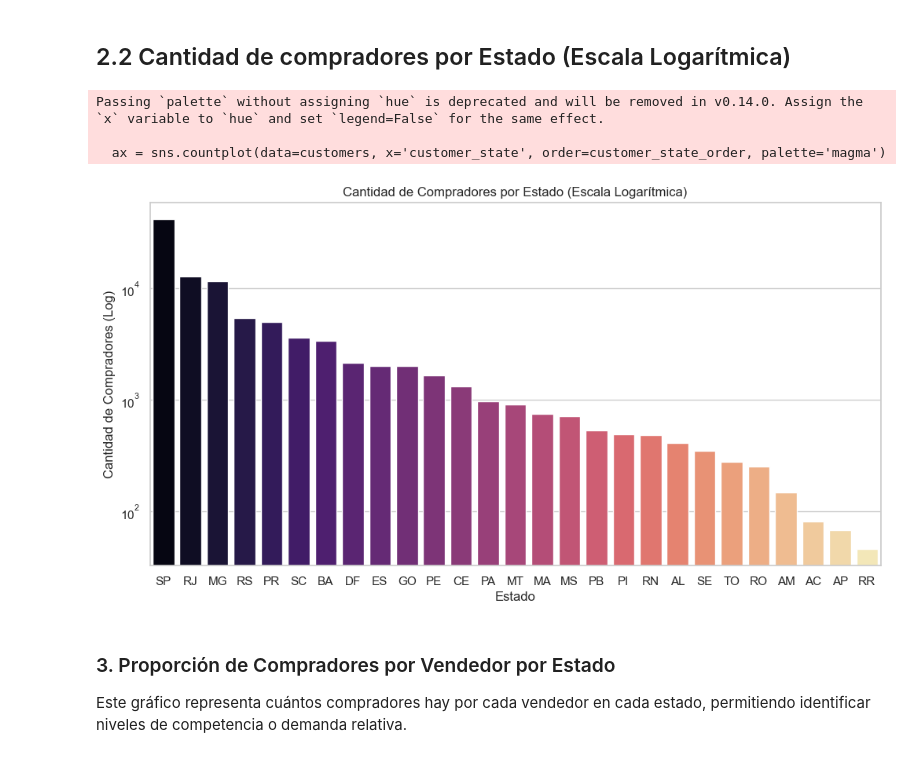
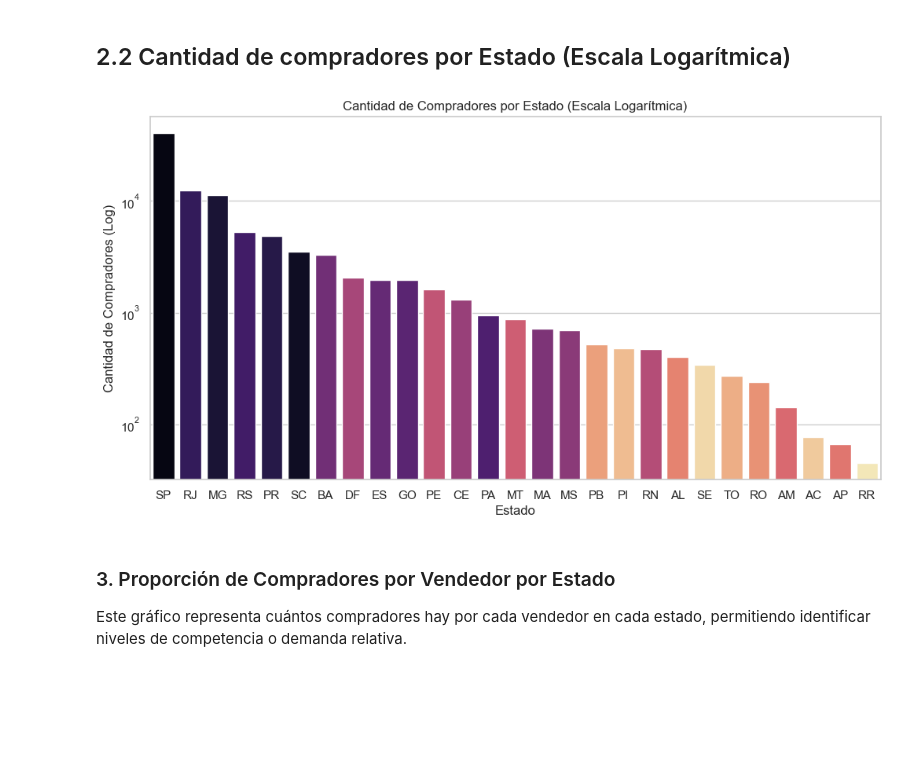
Before and after one commit to LeandroLocurcio/analisis-olist, a Jupyter notebook: EDA_1.ipynb, the cells around one changed output. Drawn from its saved outputs; the diff is of its cells as text; code cells hidden in the pictures; blank space fills up the shorter version.

```diff
--- a/EDA_1.ipynb
+++ b/EDA_1.ipynb
@@ -167,18 +165,16 @@ El estado con mas compradores nuevamente es Sao Paulo, pero luego difieren en el
 # %%
 # Gráfico de cantidad de compradores por estado en escala logarítmica (como subitem de la sección 2)
 plt.figure(figsize=(12, 6))
-customer_state_order = customers['customer_state'].value_counts().index
-ax = sns.countplot(data=customers, x='customer_state', order=customer_state_order, palette='magma')
+customer_unique = customers.drop_duplicates('customer_unique_id')
+customer_state_order = customer_unique['customer_state'].value_counts().index
+ax = sns.countplot(data=customer_unique, x='customer_state', order=customer_state_order, hue='customer_state', palette='magma', legend=False)
 ax.set_yscale('log')
 plt.title('Cantidad de Compradores por Estado (Escala Logarítmica)')
 plt.xlabel('Estado')
 plt.ylabel('Cantidad de Compradores (Log)')
 plt.show()
 # %% [output]
-Passing `palette` without assigning `hue` is deprecated and will be removed in v0.14.0. Assign the `x` variable to `hue` and set `legend=False` for the same effect.
-
-  ax = sns.countplot(data=customers, x='customer_state', order=customer_state_order, palette='magma')
-[figure, old version]
+[figure, new version]
 # %% [markdown]
 ### 3. Proporción de Compradores por Vendedor por Estado
 Este gráfico representa cuántos compradores hay por cada vendedor en cada estado, permitiendo identificar niveles de competencia o demanda relativa.
```
Also changed, not shown: parts of 13 cells of this notebook, 3 other files.
